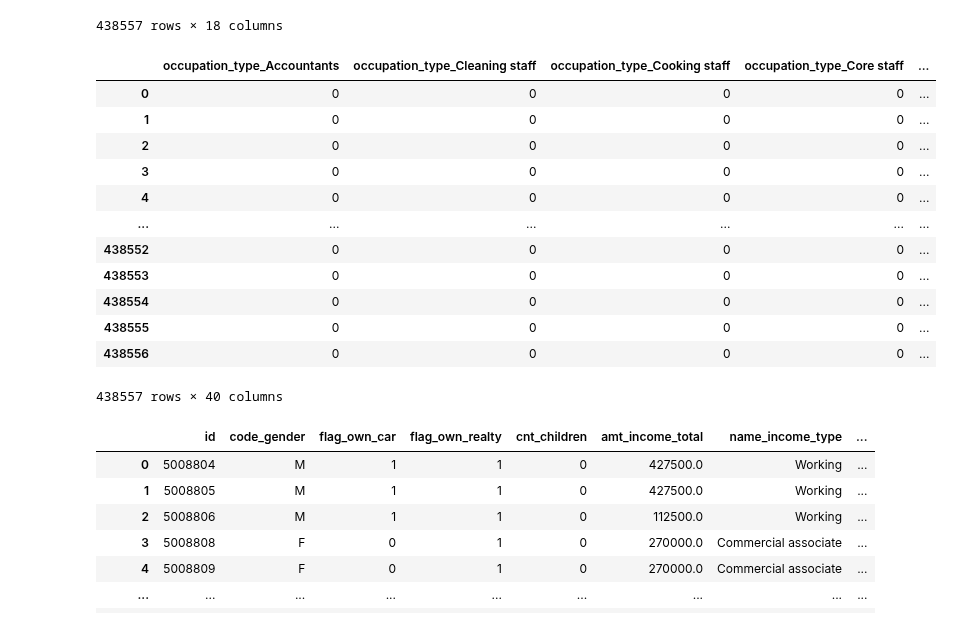
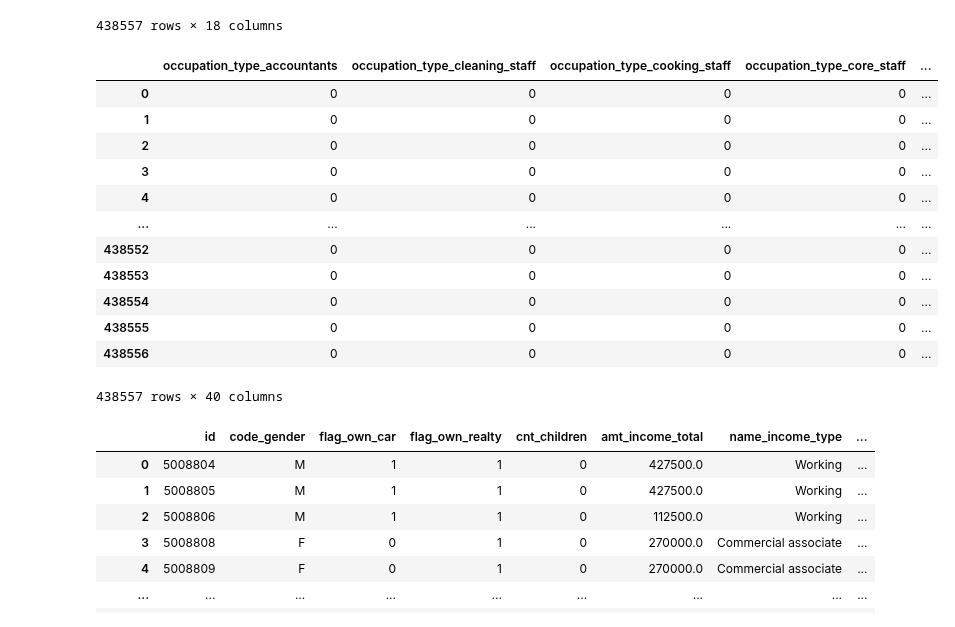
Before and after one commit to credit-risk-management-predictor/credit-risk-management-predictor, a Jupyter notebook: anthony-explore.ipynb, the cells around one changed output. Cells and saved outputs as stored; diff of their text form; code cells hidden in the pictures.

Commit message:
fixes dummies datafarme

```diff
--- a/anthony-explore.ipynb
+++ b/anthony-explore.ipynb
@@ -509,9 +509,11 @@ apps
 # %%
 #dummies = ['occupation_type', 'name_housing_type', 'name_family_status', 'name_education_type', 'name_income_type']
 dummies = pd.get_dummies(apps[['occupation_type', 'name_housing_type', 'name_family_status', 'name_education_type', 'name_income_type']])
+dummies.columns = dummies.columns.str.lower()
+dummies.columns = dummies.columns.str.replace(" ", "_")
 dummies
 # %% [output]
-|  | occupation_type_Accountants | occupation_type_Cleaning staff | occupation_type_Cooking staff | occupation_type_Core staff | ... |
+|  | occupation_type_accountants | occupation_type_cleaning_staff | occupation_type_cooking_staff | occupation_type_core_staff | ... |
 | 0 | 0 | 0 | 0 | 0 | ... |
 | 1 | 0 | 0 | 0 | 0 | ... |
 | 2 | 0 | 0 | 0 | 0 | ... |
```
